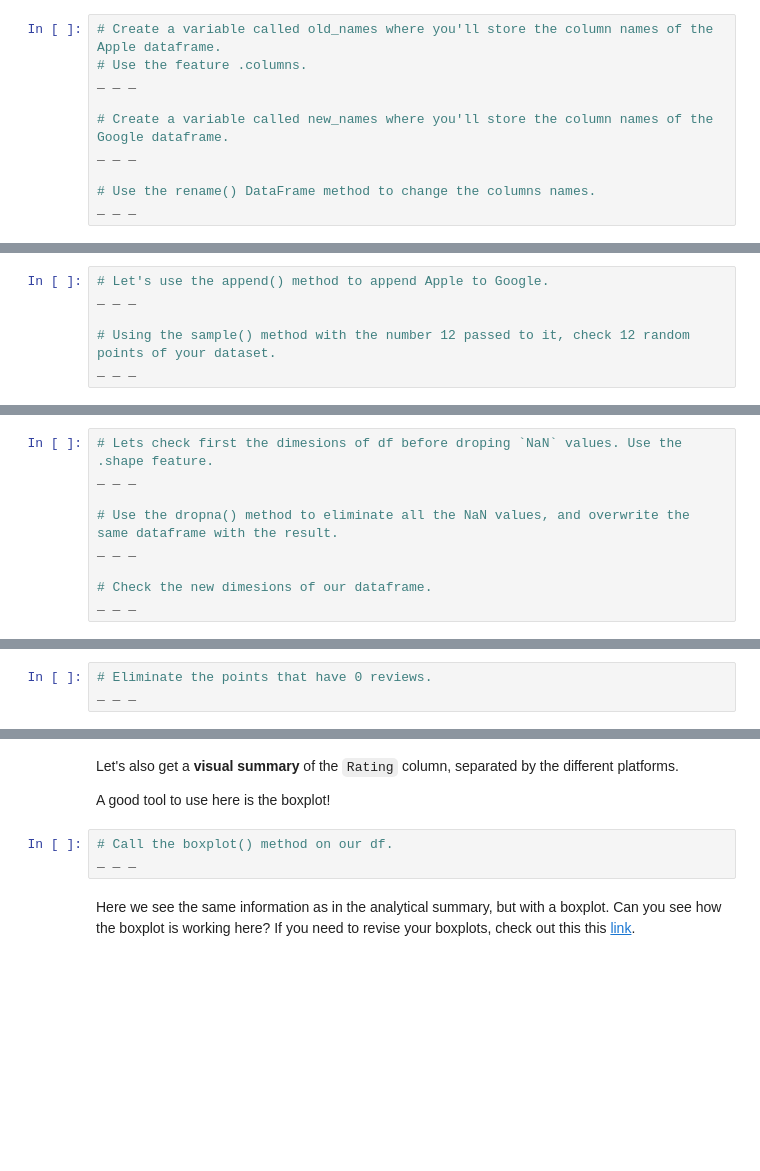
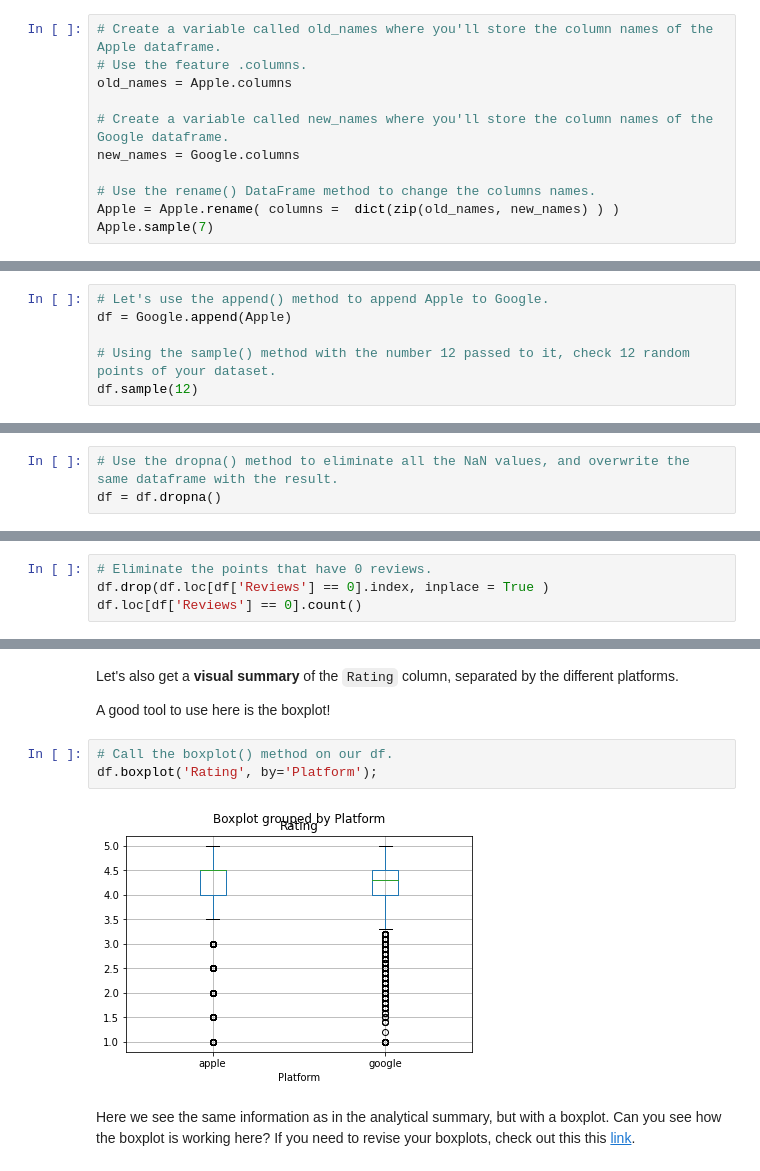
Before and after one commit to Khalif81/AppStore_GoogvsAppl, a Jupyter notebook: Springboard Apps project - Tier 3_KhalifOliver.ipynb, the cells around one changed output, grey strips where cells are left out. Saved outputs shown, nothing was run; the diff lists cells and outputs as text; blank space fills up the shorter version.

```diff
--- a/Springboard Apps project - Tier 3_KhalifOliver.ipynb
+++ b/Springboard Apps project - Tier 3_KhalifOliver.ipynb
@@ -269,10 +313,11 @@ This is an important step to unify the two datasets!
 # %%
 # Create a variable called old_names where you'll store the column names of the Apple dataframe.
 # Use the feature .columns.
-_ _ _
+old_names = Apple.columns
 
 # Create a variable called new_names where you'll store the column names of the Google dataframe.
-_ _ _
+new_names = Google.columns
 
 # Use the rename() DataFrame method to change the columns names.
-_ _ _
+Apple = Apple.rename( columns =  dict(zip(old_names, new_names) ) )
+Apple.sample(7)
@@ -281,7 +335,7 @@ _ _ _
 Let's combine the two datasets into a single data frame called `df`.
 # %%
 # Let's use the append() method to append Apple to Google.
-_ _ _
+df = Google.append(Apple)
 
 # Using the sample() method with the number 12 passed to it, check 12 random points of your dataset.
-_ _ _
+df.sample(12)
@@ -292,9 +365,3 @@ As you can see there are some `NaN` values. We want to eliminate all these `NaN`
 # %%
-# Lets check first the dimesions of df before droping `NaN` values. Use the .shape feature.
-_ _ _
-
 # Use the dropna() method to eliminate all the NaN values, and overwrite the same dataframe with the result.
-_ _ _
-
-# Check the new dimesions of our dataframe.
-_ _ _
+df = df.dropna()
@@ -312,4 +391,5 @@ _ _ _
 929 apps do not have reviews, we need to eliminate these points!
 # %%
 # Eliminate the points that have 0 reviews.
-_ _ _
+df.drop(df.loc[df['Reviews'] == 0].index, inplace = True )
+df.loc[df['Reviews'] == 0].count()
@@ -351,7 +463,9 @@ Let's also get a **visual summary** of the `Rating` column, separated by the dif
 A good tool to use here is the boxplot!
 # %%
 # Call the boxplot() method on our df.
-_ _ _
+df.boxplot('Rating', by='Platform');
+# %% [output]
+[figure, added]
 # %% [markdown]
 Here we see the same information as in the analytical summary, but with a boxplot. Can you see how the boxplot is working here? If you need to revise your boxplots, check out this this [link](https://www.kaggle.com/ramamet4/app-store-apple-data-set-10k-apps).
 # %% [markdown]
```
Also changed, not shown: parts of 17 cells of this notebook.
